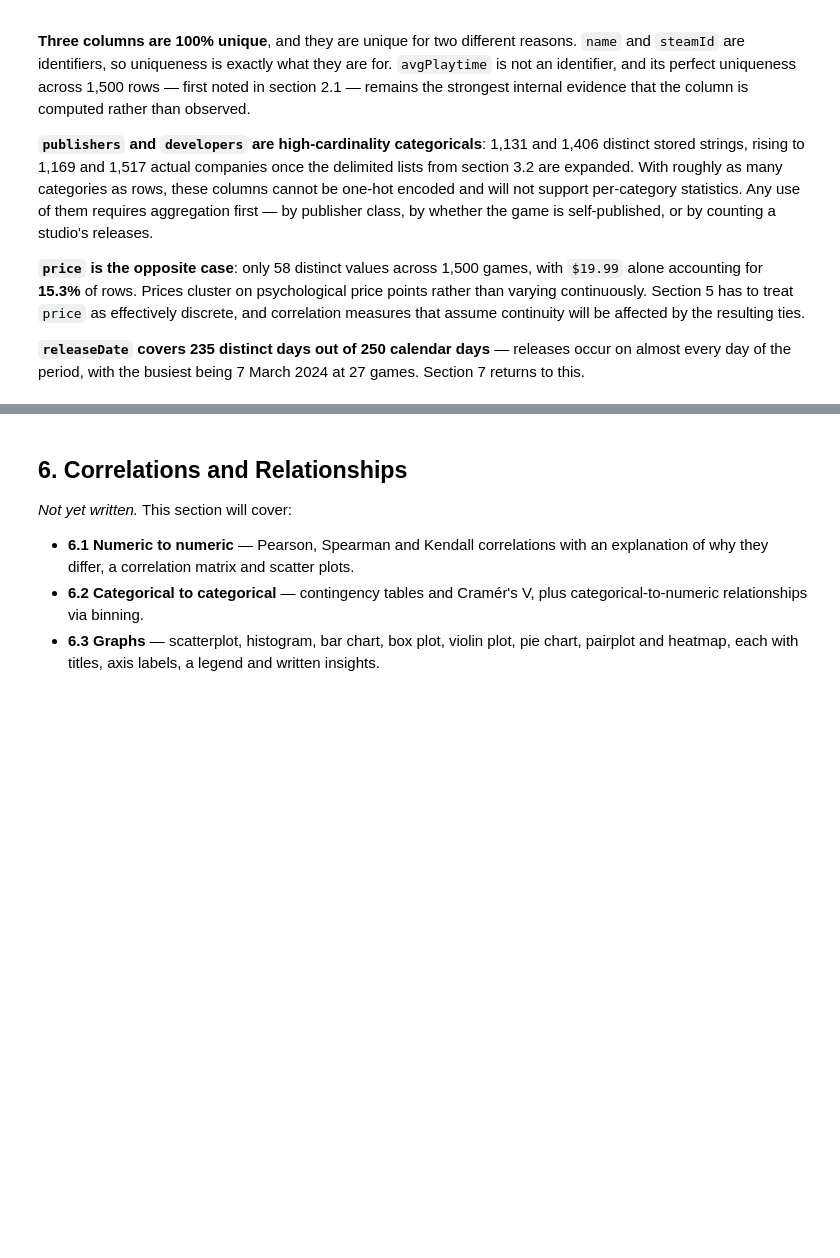
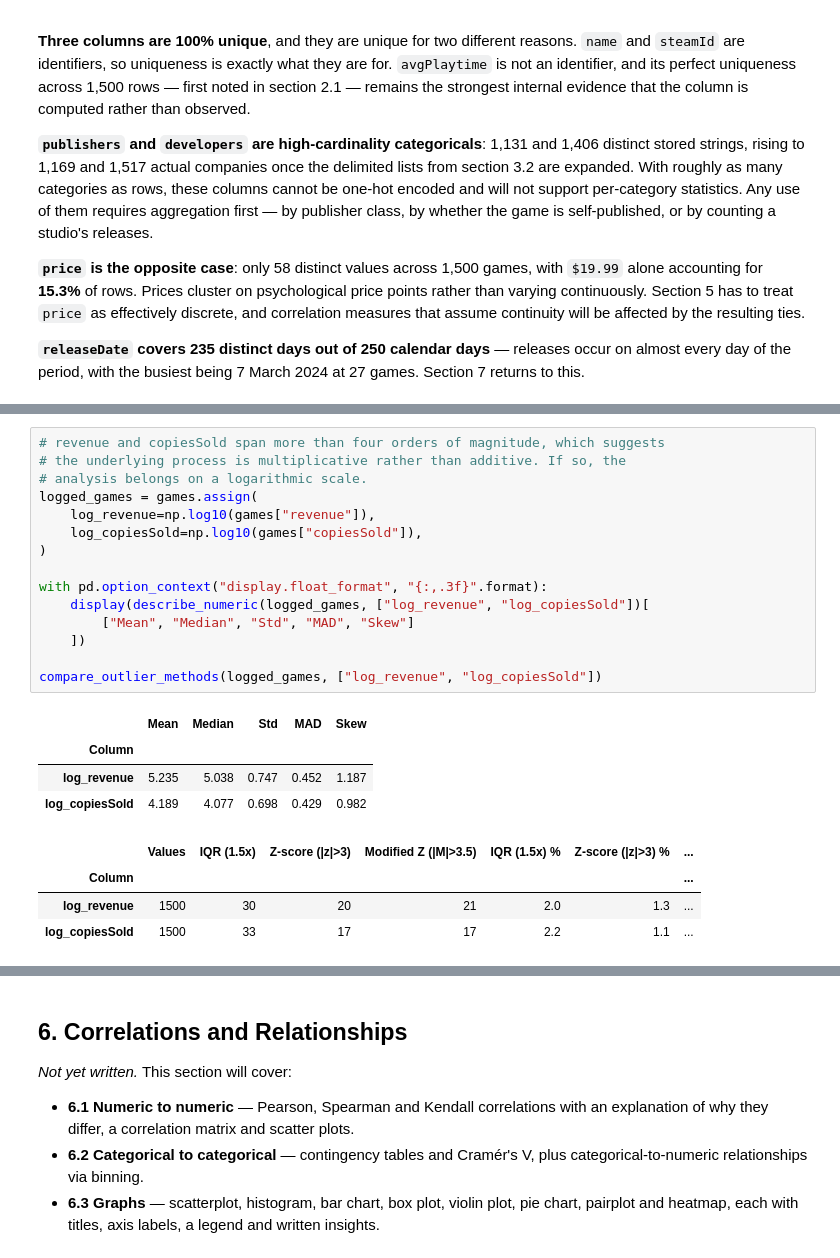
Before and after one commit to shonmazon/Data_Science, a Jupyter notebook: assignment1-eda/notebooks/steam_2024_eda.ipynb, the cells around one changed output, grey strips where cells are left out. Saved outputs shown, nothing was run; the diff lists cells and outputs as text; blank space fills up the shorter version.

```diff
--- a/assignment1-eda/notebooks/steam_2024_eda.ipynb
+++ b/assignment1-eda/notebooks/steam_2024_eda.ipynb
@@ -854,0 +960,24 @@ occur on almost every day of the period, with the busiest being 7 March 2024 at
+# %%
+# revenue and copiesSold span more than four orders of magnitude, which suggests
+# the underlying process is multiplicative rather than additive. If so, the
+# analysis belongs on a logarithmic scale.
+logged_games = games.assign(
+    log_revenue=np.log10(games["revenue"]),
+    log_copiesSold=np.log10(games["copiesSold"]),
+)
+
+with pd.option_context("display.float_format", "{:,.3f}".format):
+    display(describe_numeric(logged_games, ["log_revenue", "log_copiesSold"])[
+        ["Mean", "Median", "Std", "MAD", "Skew"]
+    ])
+
+compare_outlier_methods(logged_games, ["log_revenue", "log_copiesSold"])
+# %% [output]
+|  | Mean | Median | Std | MAD | Skew |
+| Column |  |  |  |  |  |
+| log_revenue | 5.235 | 5.038 | 0.747 | 0.452 | 1.187 |
+| log_copiesSold | 4.189 | 4.077 | 0.698 | 0.429 | 0.982 |
+|  | Values | IQR (1.5x) | Z-score (|z|>3) | Modified Z (|M|>3.5) | IQR (1.5x) % | Z-score (|z|>3) % | ... |
+| Column |  |  |  |  |  |  | ... |
+| log_revenue | 1500 | 30 | 20 | 21 | 2.0 | 1.3 | ... |
+| log_copiesSold | 1500 | 33 | 17 | 17 | 2.2 | 1.1 | ... |
```
Also changed, not shown: parts of 17 cells of this notebook, 2 other files.
